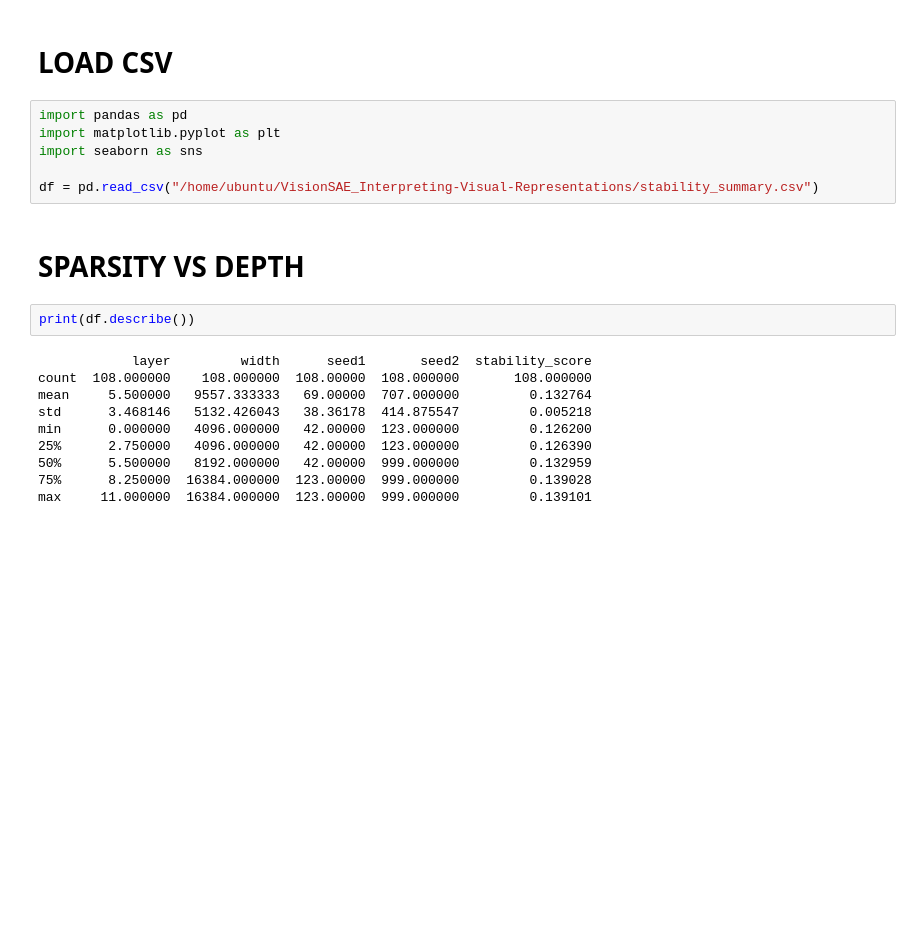
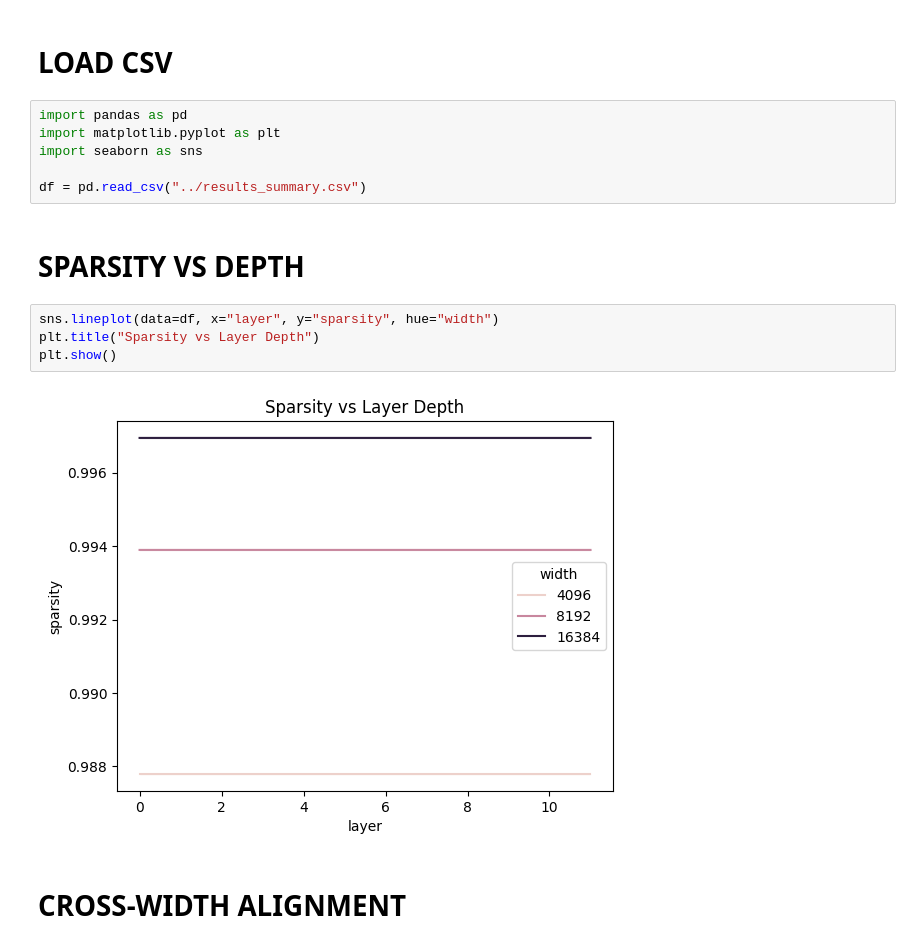
Before and after one commit to maverick0721/VisionSAE_Interpreting-Visual-Representations, a Jupyter notebook: notebooks/interpretability_analysis.ipynb, the cells around one changed output. Saved outputs shown, nothing was run; the diff lists cells and outputs as text; blank space fills up the shorter version.

```diff
--- a/notebooks/interpretability_analysis.ipynb
+++ b/notebooks/interpretability_analysis.ipynb
@@ -5,18 +5,14 @@ import pandas as pd
 import matplotlib.pyplot as plt
 import seaborn as sns
 
-df = pd.read_csv("/home/ubuntu/VisionSAE_Interpreting-Visual-Representations/stability_summary.csv")
+df = pd.read_csv("../results_summary.csv")
+# %% [markdown]
+# SPARSITY VS DEPTH
+# %%
+sns.lineplot(data=df, x="layer", y="sparsity", hue="width")
+plt.title("Sparsity vs Layer Depth")
+plt.show()
+# %% [output]
+[figure, added]
 # %% [markdown]
-# SPARSITY VS DEPTH
+# CROSS-WIDTH ALIGNMENT
-# %%
-print(df.describe())
-# %% [output]
-            layer         width      seed1       seed2  stability_score
-count  108.000000    108.000000  108.00000  108.000000       108.000000
-mean     5.500000   9557.333333   69.00000  707.000000         0.132764
-std      3.468146   5132.426043   38.36178  414.875547         0.005218
-min      0.000000   4096.000000   42.00000  123.000000         0.126200
-25%      2.750000   4096.000000   42.00000  123.000000         0.126390
-50%      5.500000   8192.000000   42.00000  999.000000         0.132959
-75%      8.250000  16384.000000  123.00000  999.000000         0.139028
-max     11.000000  16384.000000  123.00000  999.000000         0.139101
```
Also changed, not shown: parts of 3 cells of this notebook.
